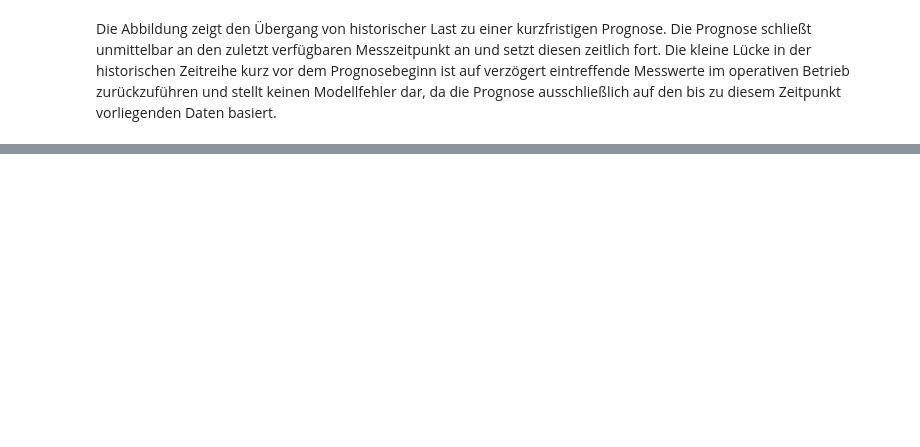
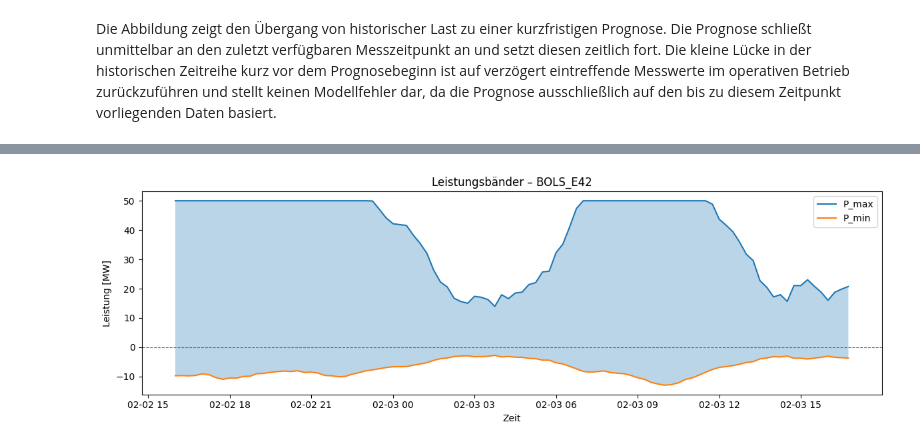
Before and after one commit to Krawinator/masterthesis, a Jupyter notebook: eda.ipynb, the cells around one changed output, grey strips where cells are left out. Drawn from its saved outputs; the diff is of its cells as text; code cells hidden in the pictures; blank space fills up the shorter version.

```diff
--- a/eda.ipynb
+++ b/eda.ipynb
@@ -263,0 +368,22 @@ Die Abbildung zeigt den Übergang von historischer Last zu einer kurzfristigen P
+# %%
+plt.figure(figsize=(12, 4))
+
+plt.plot(df2["timestamp"], df2["P_max_MW"], label="P_max", linewidth=1.5)
+plt.plot(df2["timestamp"], df2["P_min_MW"], label="P_min", linewidth=1.5)
+
+plt.fill_between(
+    df2["timestamp"],
+    df2["P_min_MW"],
+    df2["P_max_MW"],
+    alpha=0.3
+)
+
+plt.axhline(0, linestyle="--", linewidth=0.8)
+plt.xlabel("Zeit")
+plt.ylabel("Leistung [MW]")
+plt.title("Leistungsbänder – BOLS_E42")
+plt.legend()
+plt.tight_layout()
+plt.show()
+# %% [output]
+[figure, added]
```
Also changed, not shown: parts of 18 cells of this notebook, 8 other files.
